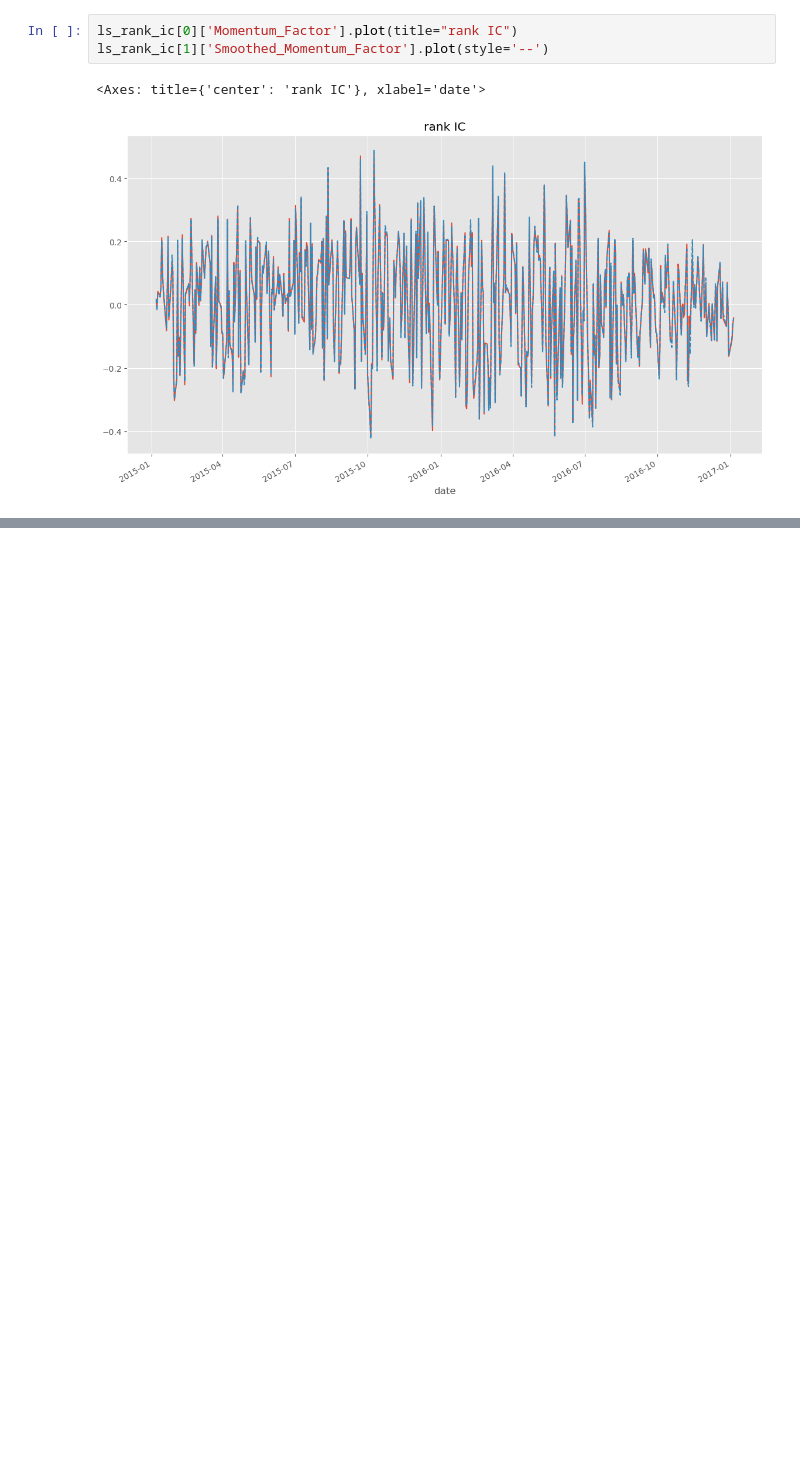
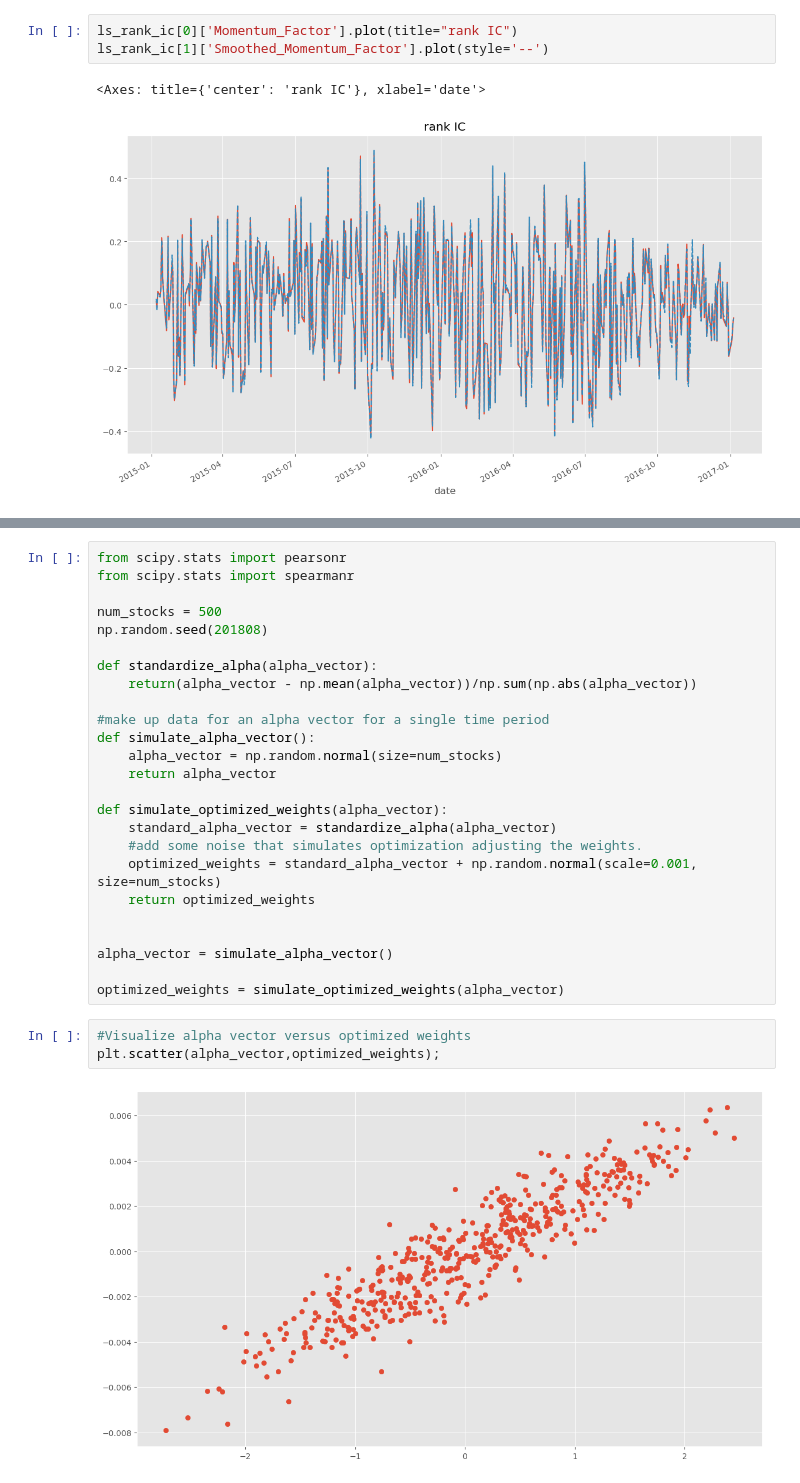
Before and after one commit to ansingh16/AI_for_trading, a Jupyter notebook: Notes/alpha_factor/alpha_modelling.ipynb, the cells around one changed output, grey strips where cells are left out. Saved outputs shown, nothing was run; the diff lists cells and outputs as text; blank space fills up the shorter version.

```diff
--- a/Notes/alpha_factor/sector_neutral.ipynb
+++ b/Notes/alpha_factor/alpha_modelling.ipynb
@@ -675,0 +755,30 @@ ls_rank_ic[1]['Smoothed_Momentum_Factor'].plot(style='--')
+# %%
+from scipy.stats import pearsonr
+from scipy.stats import spearmanr
+
+num_stocks = 500
+np.random.seed(201808)
+
+def standardize_alpha(alpha_vector):
+    return(alpha_vector - np.mean(alpha_vector))/np.sum(np.abs(alpha_vector))
+
+#make up data for an alpha vector for a single time period
+def simulate_alpha_vector():
+    alpha_vector = np.random.normal(size=num_stocks)
+    return alpha_vector
+
+def simulate_optimized_weights(alpha_vector):
+    standard_alpha_vector = standardize_alpha(alpha_vector)
+    #add some noise that simulates optimization adjusting the weights.
+    optimized_weights = standard_alpha_vector + np.random.normal(scale=0.001, size=num_stocks)
+    return optimized_weights
+
+
+alpha_vector = simulate_alpha_vector()
+
+optimized_weights = simulate_optimized_weights(alpha_vector)
+# %%
+#Visualize alpha vector versus optimized weights
+plt.scatter(alpha_vector,optimized_weights);
+# %% [output]
+[figure, added]
```
Also changed, not shown: parts of 13 cells of this notebook.
